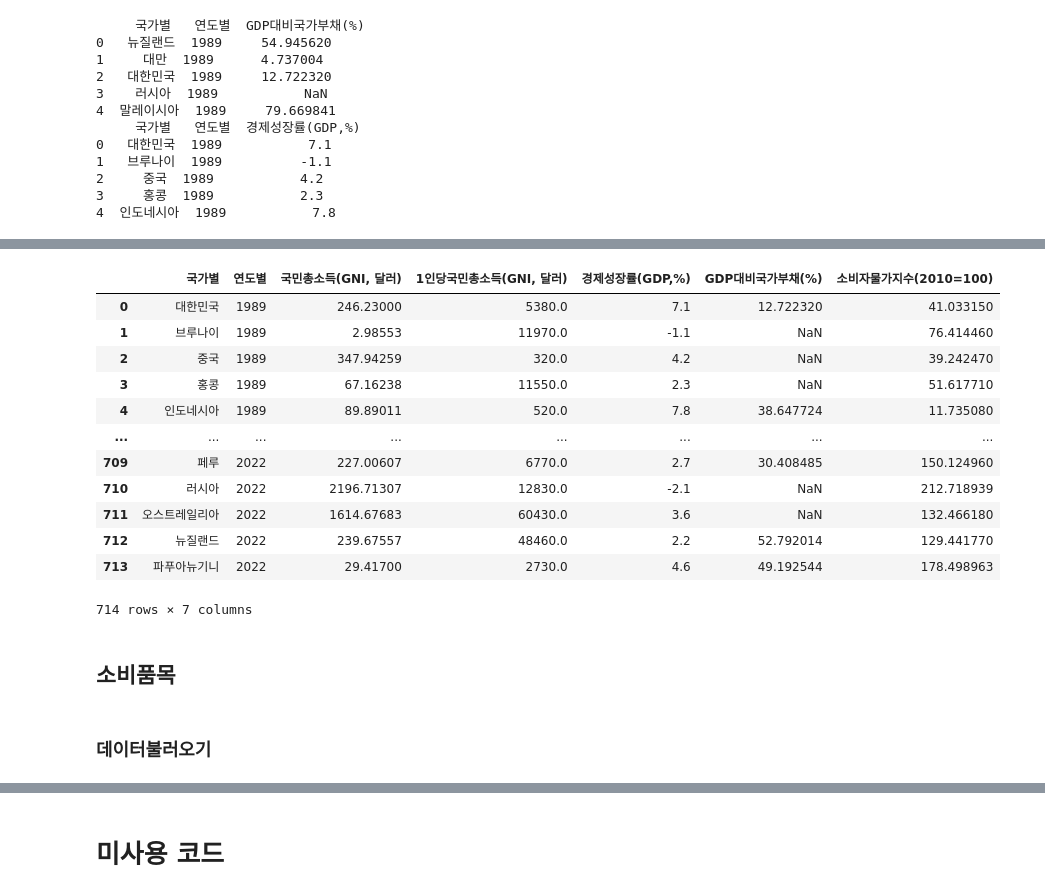
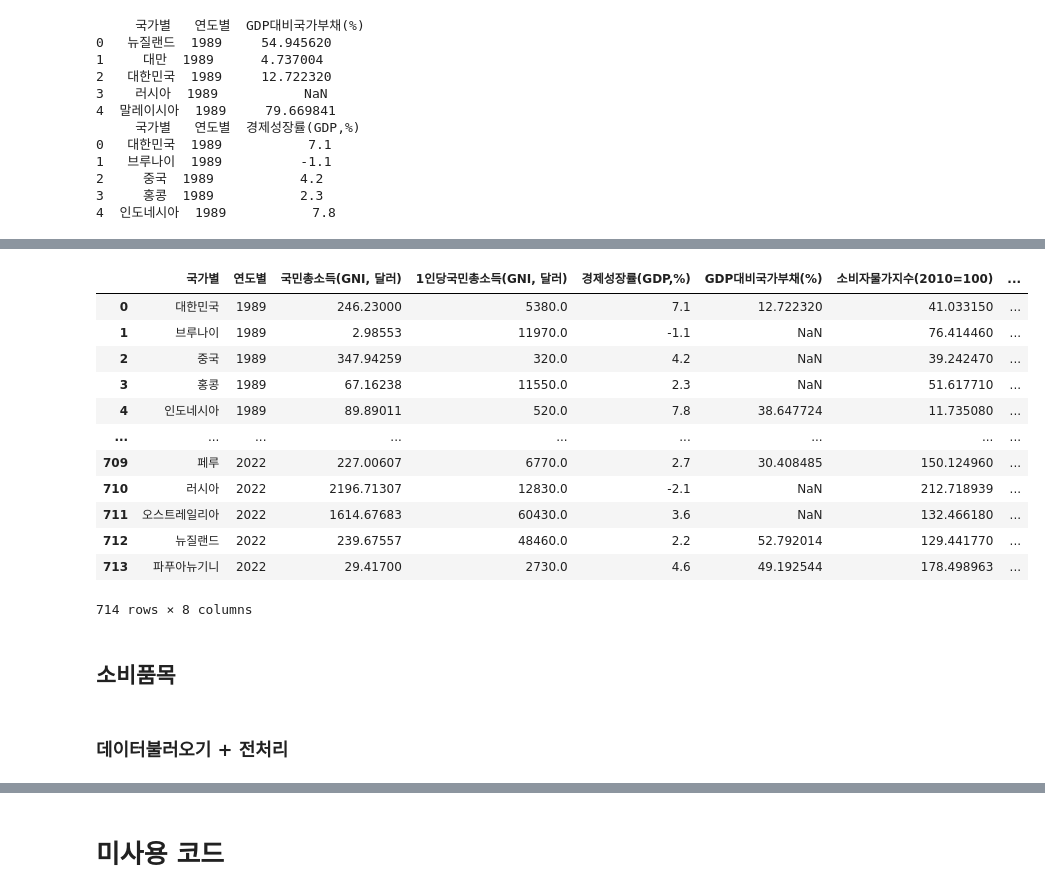
Before and after one commit to sooohyeonkim/Apec_Economic_Analysis, a Jupyter notebook: APEC_Economic_Analysis_EDA.ipynb, the cells around one changed output, grey strips where cells are left out. Saved outputs shown, nothing was run; the diff lists cells and outputs as text; code cells hidden in the pictures.

```diff
--- a/APEC_Economic_Analysis_EDA.ipynb
+++ b/APEC_Economic_Analysis_EDA.ipynb
@@ -581,6 +571,6 @@ for idx, col in ConsumeIndex_nan.iterrows():
           prev_val = ConsumeIndex_nan.iloc[idx, n]
           if not pd.notna(prev_val):
             ConsumeIndex_nan.iloc[idx, ConsumeIndex_nan.columns.get_loc(no_nan_col[idx]) - 1]=no_nan_val*100 / (100 + cal_val)
-            time.sleep(5)
+            time.sleep(2)
   else:
     continue
@@ -756,0 +788,7 @@ SyntaxError: invalid decimal literal (<ipython-input-56-eed2d4857dbc>, line 2)
+# %%
+popul.drop(index=range(0, 4), inplace=True)
+popul=popul.iloc[:,1:]
+popul.astype({'Unnamed: 2':'int32'})
+popul['Unnamed: 2'] = popul['Unnamed: 2'].astype('int32')
+popul.rename(columns={'Unnamed: 1': '국가별', 'Unnamed: 2': '연도별', 'Total population by sex': '인구수(명)'}, inplace=True)
+popul
@@ -756,0 +809,25 @@ SyntaxError: invalid decimal literal (<ipython-input-56-eed2d4857dbc>, line 2)
+# %%
+popul['국가별'].replace({'Republic of Korea': '대한민국',
+                       'Brunei Darussalam': '브루나이',
+                       'China': '중국',
+                       'China, Hong Kong SAR':'홍콩',
+                       'Indonesia':'인도네시아',
+                       'Japan':'일본',
+                       'Malaysia':'말레이시아',
+                       'Philippines':'필리핀',
+                       'Singapore':'싱가포르',
+                       'China, Taiwan Province of China':'대만',
+                       'Thailand':'태국',
+                       'Viet Nam':'베트남',
+                       'Canada':'캐나다',
+                       'Mexico':'멕시코',
+                       'United States of America':'미국',
+                       'Chile':'칠레',
+                       'Peru':'페루',
+                       'Russian Federation':'러시아',
+                       'Australia':'오스트레일리아',
+                       'New Zealand':'뉴질랜드',
+                       'Papua New Guinea':'파푸아뉴기니'}
+                       , inplace=True)
+
+popul
@@ -756,0 +855,9 @@ SyntaxError: invalid decimal literal (<ipython-input-56-eed2d4857dbc>, line 2)
+# %%
+popul = popul.loc[~popul['국가별'].isin(['Australia/New Zealand', 'Cambodia', 'India']), :]
+
+popul = popul.loc[~popul['연도별'].eq(2024), :]
+
+popul=popul.astype({'인구수(명)':'int32'})
+
+popul = popul.reset_index(drop=True)
+popul
@@ -804,27 +924,28 @@ merged
 # %%
 merged = pd.merge(GNI_from1989,PersonalGNI_from1989, how='left', on=['국가별', '연도별'])
 merged = pd.merge(merged, EcoGrowth_from1989, how='left', on=['국가별', '연도별'])
 merged = pd.merge(merged, Debt_from1989, how='left', on=['국가별', '연도별'])
 merged = pd.merge(merged, ConsumeIndex_from1989, how='left', on=['국가별', '연도별'])
+merged = pd.merge(merged, popul, how='left', on=['국가별', '연도별'])
 merged
 # %% [output]
-|  | 국가별 | 연도별 | 국민총소득(GNI, 달러) | 1인당국민총소득(GNI, 달러) | 경제성장률(GDP,%) | GDP대비국가부채(%) | 소비자물가지수(2010=100) |
-| 0 | 대한민국 | 1989 | 246.23000 | 5380.0 | 7.1 | 12.722320 | 41.033150 |
-| 1 | 브루나이 | 1989 | 2.98553 | 11970.0 | -1.1 | NaN | 76.414460 |
-| 2 | 중국 | 1989 | 347.94259 | 320.0 | 4.2 | NaN | 39.242470 |
-| 3 | 홍콩 | 1989 | 67.16238 | 11550.0 | 2.3 | NaN | 51.617710 |
-| 4 | 인도네시아 | 1989 | 89.89011 | 520.0 | 7.8 | 38.647724 | 11.735080 |
-| ... | ... | ... | ... | ... | ... | ... | ... |
-| 709 | 페루 | 2022 | 227.00607 | 6770.0 | 2.7 | 30.408485 | 150.124960 |
-| 710 | 러시아 | 2022 | 2196.71307 | 12830.0 | -2.1 | NaN | 212.718939 |
-| 711 | 오스트레일리아 | 2022 | 1614.67683 | 60430.0 | 3.6 | NaN | 132.466180 |
-| 712 | 뉴질랜드 | 2022 | 239.67557 | 48460.0 | 2.2 | 52.792014 | 129.441770 |
-| 713 | 파푸아뉴기니 | 2022 | 29.41700 | 2730.0 | 4.6 | 49.192544 | 178.498963 |
+|  | 국가별 | 연도별 | 국민총소득(GNI, 달러) | 1인당국민총소득(GNI, 달러) | 경제성장률(GDP,%) | GDP대비국가부채(%) | 소비자물가지수(2010=100) | ... |
+| 0 | 대한민국 | 1989 | 246.23000 | 5380.0 | 7.1 | 12.722320 | 41.033150 | ... |
+| 1 | 브루나이 | 1989 | 2.98553 | 11970.0 | -1.1 | NaN | 76.414460 | ... |
+| 2 | 중국 | 1989 | 347.94259 | 320.0 | 4.2 | NaN | 39.242470 | ... |
+| 3 | 홍콩 | 1989 | 67.16238 | 11550.0 | 2.3 | NaN | 51.617710 | ... |
+| 4 | 인도네시아 | 1989 | 89.89011 | 520.0 | 7.8 | 38.647724 | 11.735080 | ... |
+| ... | ... | ... | ... | ... | ... | ... | ... | ... |
+| 709 | 페루 | 2022 | 227.00607 | 6770.0 | 2.7 | 30.408485 | 150.124960 | ... |
+| 710 | 러시아 | 2022 | 2196.71307 | 12830.0 | -2.1 | NaN | 212.718939 | ... |
+| 711 | 오스트레일리아 | 2022 | 1614.67683 | 60430.0 | 3.6 | NaN | 132.466180 | ... |
+| 712 | 뉴질랜드 | 2022 | 239.67557 | 48460.0 | 2.2 | 52.792014 | 129.441770 | ... |
+| 713 | 파푸아뉴기니 | 2022 | 29.41700 | 2730.0 | 4.6 | 49.192544 | 178.498963 | ... |
-714 rows × 7 columns
+714 rows × 8 columns
 # %%
 #추출하기
 merged.to_excel('/content/drive/MyDrive/경제지수_merged.xlsx', index=False)
 # %% [markdown]
 ## 소비품목
 # %% [markdown]
-### 데이터불러오기
+### 데이터불러오기 + 전처리
```
Also changed, not shown: parts of 35 cells of this notebook.
